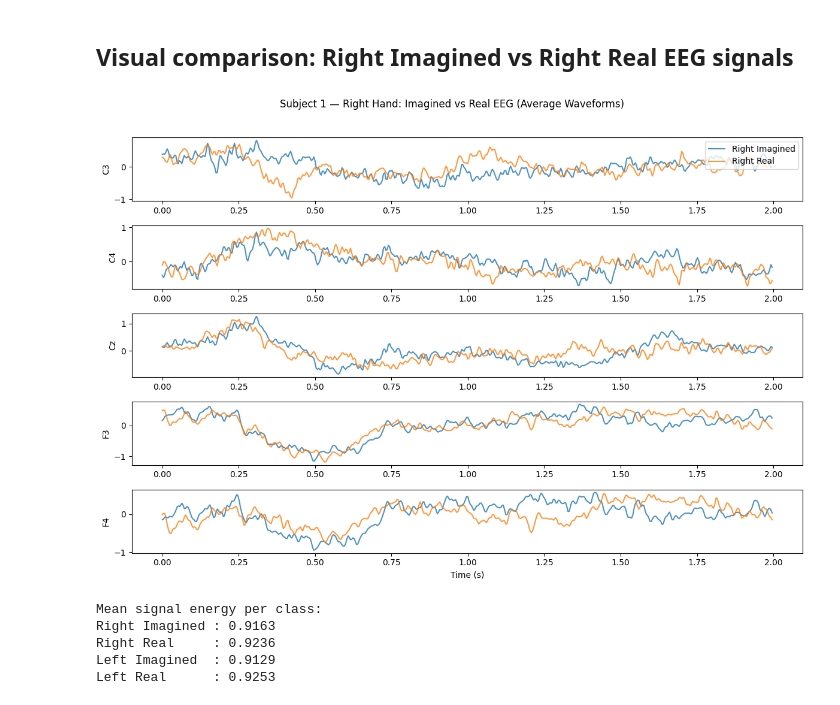
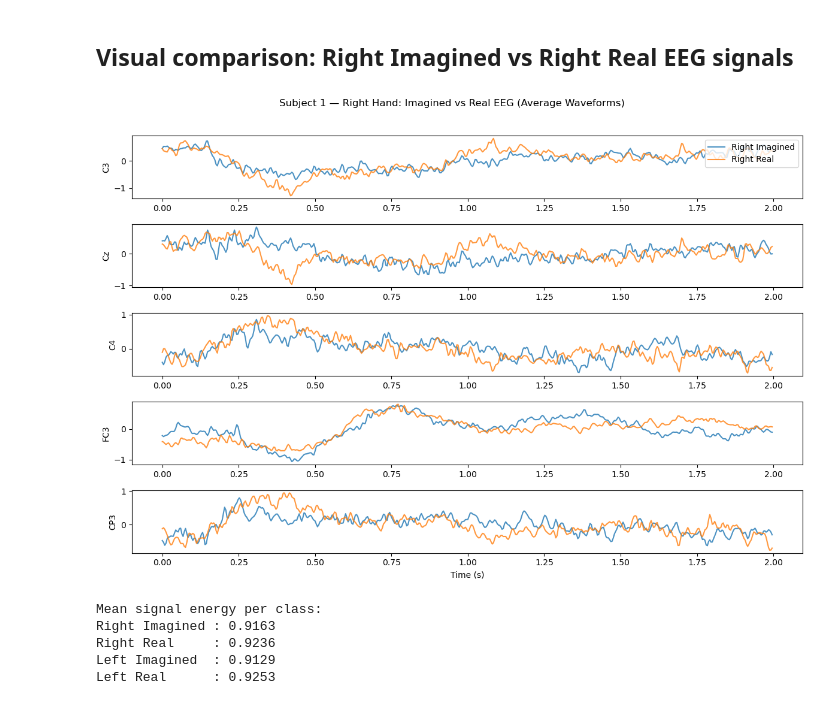
Before and after one commit to SimonKerner/neuro-eeg, a Jupyter notebook: eegmmidb.ipynb, the cells around one changed output. Cells and saved outputs as stored; diff of their text form; code cells hidden in the pictures.

```diff
--- a/eegmmidb.ipynb
+++ b/eegmmidb.ipynb
@@ -134,15 +134,32 @@ Trial 09 -> Class 1: Right Real
 # %%
 import matplotlib.pyplot as plt
 
+"""
 # sample channels
 channel_names = [
     "C3", "C4", "Cz", "F3", "F4"
 ]
 
+
 neurogpt_channels = [
     "Fp1","Fp2","F7","F3","Fz","F4","F8",
     "T1","T3","C3","Cz","C4","T4","T2",
     "T5","P3","Pz","P4","T6","O1","Oz","O2"
+]
+"""
+
+# Focus on the Motor Strip (C-line) and surrounding areas
+channel_names = [
+    "C3",   # Primary Left Motor Cortex (Contralateral to Right Hand - MOST IMPORTANT)
+    "Cz",   # Midline Motor Cortex
+    "C4",   # Primary Right Motor Cortex (Ipsilateral)
+    "FC3",  # Pre-motor area (Left)
+    "CP3"   # Somatosensory/Post-central area (Left)
+]
+
+neurogpt_channels = [
+    "Fz", "FC3", "FC1", "FCz", "FC2", "FC4", "C5", "C3", "C1", "Cz",
+    "C2", "C4", "C6", "CP3", "CP1", "CPz", "CP2", "CP4", "P1", "Pz", "P2", "POz"
 ]
 
 channel_indices = [neurogpt_channels.index(ch) for ch in channel_names]
@@ -158,34 +175,34 @@ for i in range(len(dataset)):
     # Right Imagined = 0, Right Real = 1
     if label == 0:
         imagined_trials.append(sample["inputs"])
     elif label == 1:
         real_trials.append(sample["inputs"])
 
 # Compute average waveform per class
 imagined_avg = torch.stack(imagined_trials).mean(dim=0)
 real_avg = torch.stack(real_trials).mean(dim=0)
 
 # Time axis (seconds)
 sfreq = 250
 time = np.arange(imagined_avg.shape[1]) / sfreq
 
 # Plot
 plt.figure(figsize=(12, 8))
 
 for i, ch_idx in enumerate(channel_indices):
     plt.subplot(len(channel_indices), 1, i + 1)
     plt.plot(time, imagined_avg[ch_idx].numpy(), label="Right Imagined", alpha=0.8)
     plt.plot(time, real_avg[ch_idx].numpy(), label="Right Real", alpha=0.8)
     plt.ylabel(channel_names[i])
     if i == 0:
         plt.legend(loc="upper right")
 
 plt.xlabel("Time (s)")
 plt.suptitle("Subject 1 — Right Hand: Imagined vs Real EEG (Average Waveforms)", y=1.02)
 plt.tight_layout()
 plt.show()
 # %% [output]
-[figure, old version]
+[figure, new version]
 # %%
 import numpy as np
 
```
Also changed, not shown: parts of 17 cells of this notebook, 1 other file.
